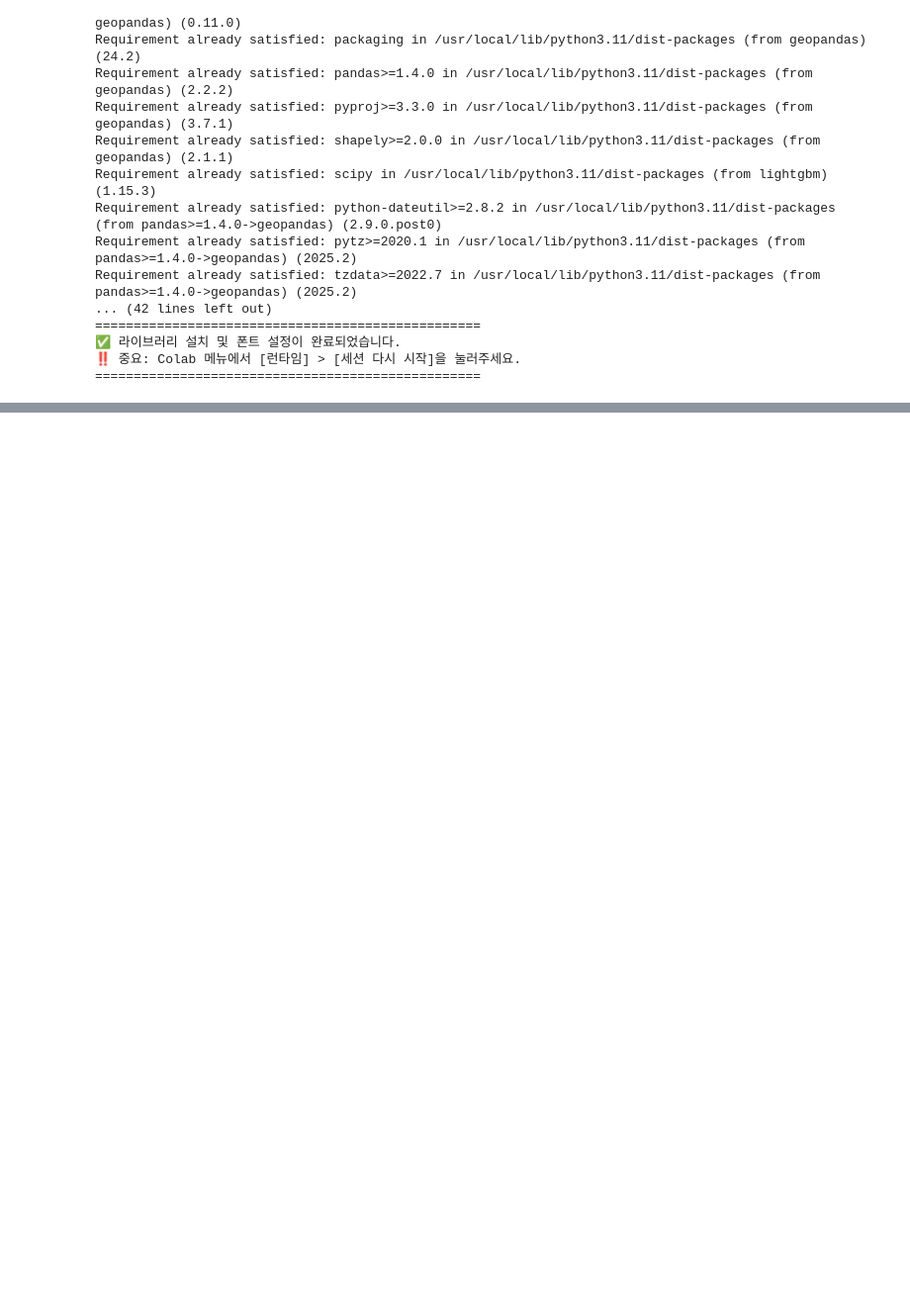
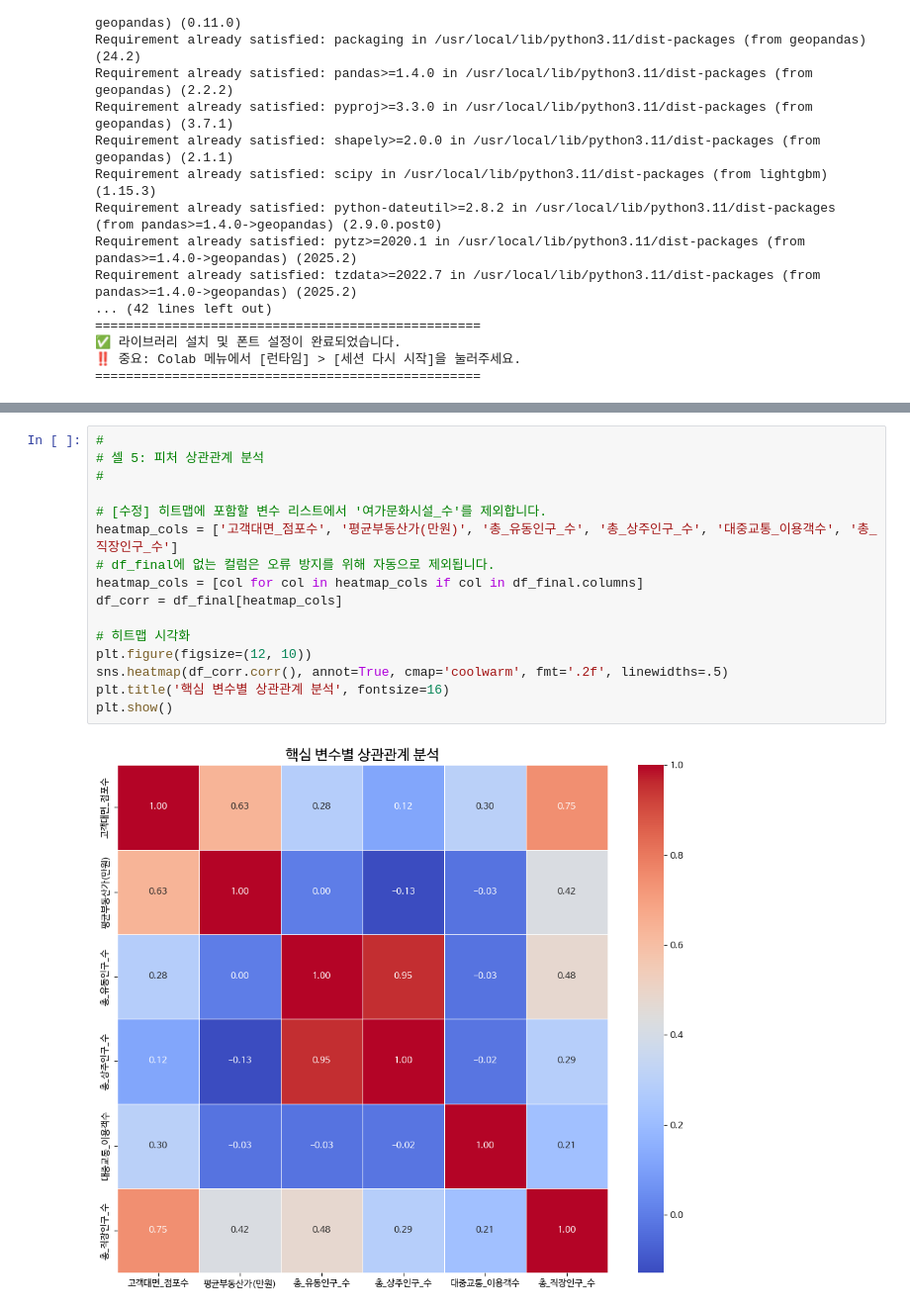
Before and after one commit to Sjoneon/Bigdata2, a Jupyter notebook: LastRealBigData.ipynb, the cells around one changed output, grey strips where cells are left out. Shown at 99% size. Saved outputs shown, nothing was run; the diff lists cells and outputs as text; blank space fills up the shorter version.

```diff
--- a/LastRealBigData.ipynb
+++ b/LastRealBigData.ipynb
@@ -204,3 +169,21 @@ display(df_final.head())
+# %%
+#
+# 셀 5: 피처 상관관계 분석
+#
+
+# [수정] 히트맵에 포함할 변수 리스트에서 '여가문화시설_수'를 제외합니다.
+heatmap_cols = ['고객대면_점포수', '평균부동산가(만원)', '총_유동인구_수', '총_상주인구_수', '대중교통_이용객수', '총_직장인구_수']
+# df_final에 없는 컬럼은 오류 방지를 위해 자동으로 제외됩니다.
+heatmap_cols = [col for col in heatmap_cols if col in df_final.columns]
+df_corr = df_final[heatmap_cols]
+
+# 히트맵 시각화
+plt.figure(figsize=(12, 10))
+sns.heatmap(df_corr.corr(), annot=True, cmap='coolwarm', fmt='.2f', linewidths=.5)
+plt.title('핵심 변수별 상관관계 분석', fontsize=16)
+plt.show()
+# %% [output]
+[figure, added]
 # %%
 #
 # 셀 5: 모델링 및 결과 분석 (선형 회귀)
```
Also changed, not shown: parts of 6 cells of this notebook.
